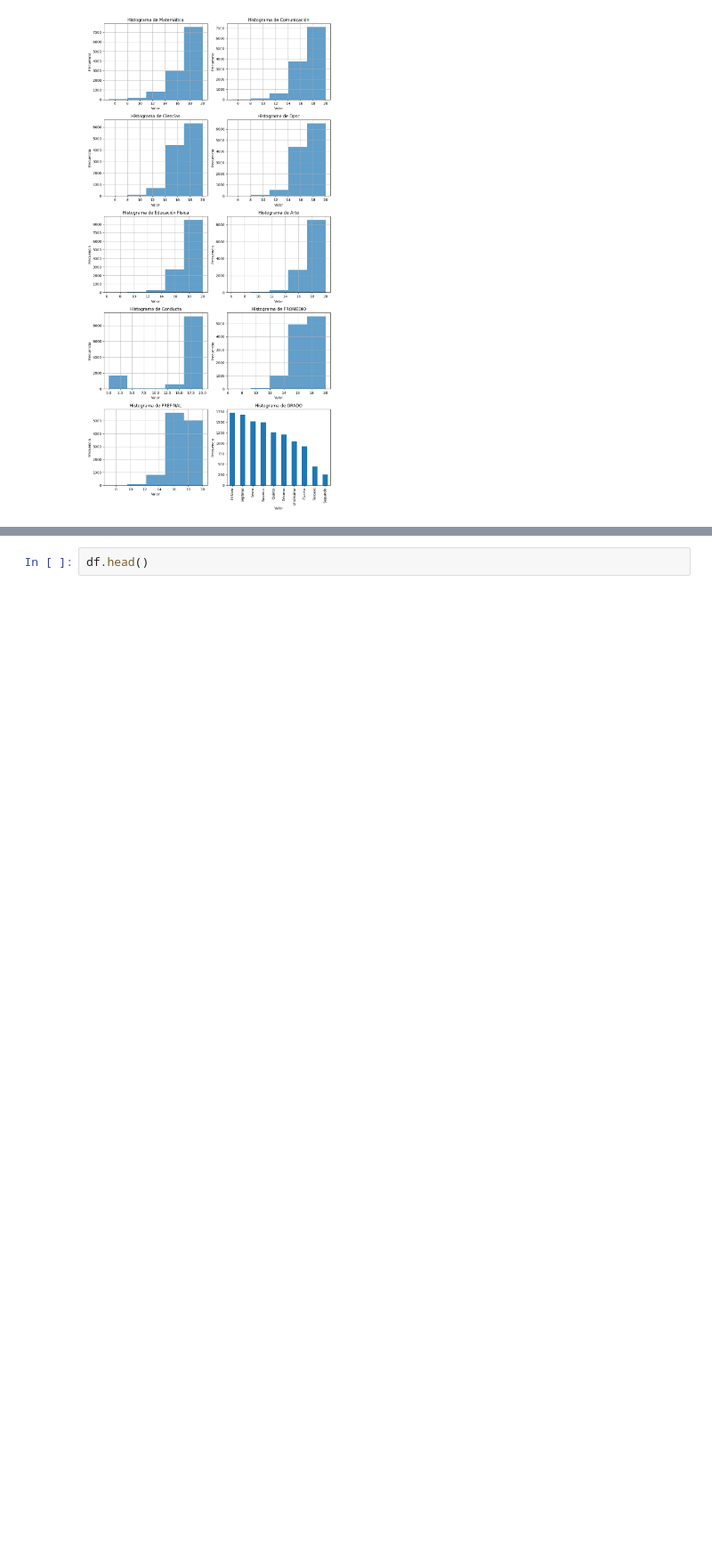
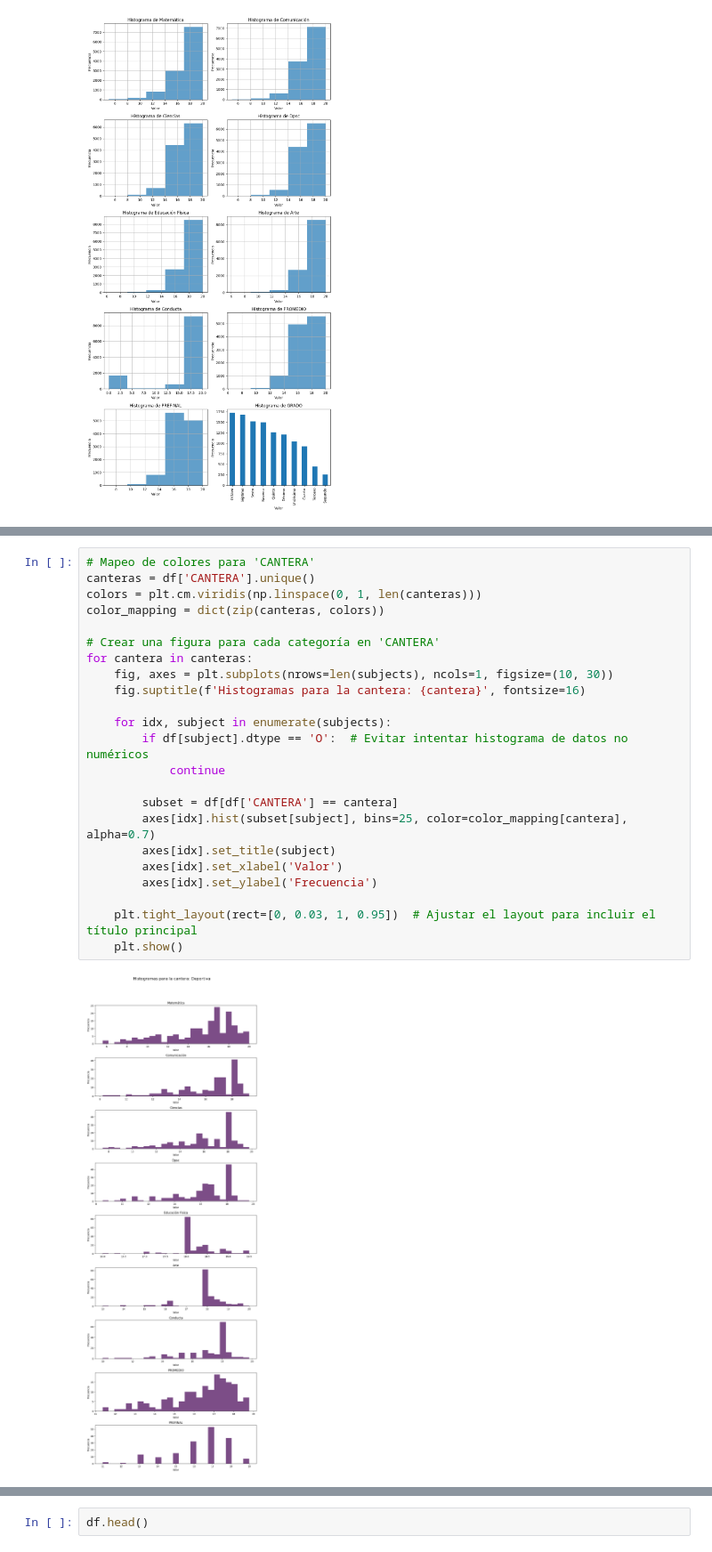
Before and after one commit to jhon2301922021/Projectbreitong, a Jupyter notebook: historico/EDA.ipynb, the cells around one changed output, grey strips where cells are left out. Shown at 89% size. Cells and saved outputs as stored; diff of their text form; blank space fills up the shorter version.

```diff
--- a/historico/EDA.ipynb
+++ b/historico/EDA.ipynb
@@ -162,0 +211,25 @@ plt.show()
+# %%
+# Mapeo de colores para 'CANTERA'
+canteras = df['CANTERA'].unique()
+colors = plt.cm.viridis(np.linspace(0, 1, len(canteras)))
+color_mapping = dict(zip(canteras, colors))
+
+# Crear una figura para cada categoría en 'CANTERA'
+for cantera in canteras:
+    fig, axes = plt.subplots(nrows=len(subjects), ncols=1, figsize=(10, 30))
+    fig.suptitle(f'Histogramas para la cantera: {cantera}', fontsize=16)
+
+    for idx, subject in enumerate(subjects):
+        if df[subject].dtype == 'O':  # Evitar intentar histograma de datos no numéricos
+            continue
+
+        subset = df[df['CANTERA'] == cantera]
+        axes[idx].hist(subset[subject], bins=25, color=color_mapping[cantera], alpha=0.7)
+        axes[idx].set_title(subject)
+        axes[idx].set_xlabel('Valor')
+        axes[idx].set_ylabel('Frecuencia')
+
+    plt.tight_layout(rect=[0, 0.03, 1, 0.95])  # Ajustar el layout para incluir el título principal
+    plt.show()
+# %% [output]
+[figure, added]
```
Also changed, not shown: parts of 5 cells of this notebook, 3 other files.
